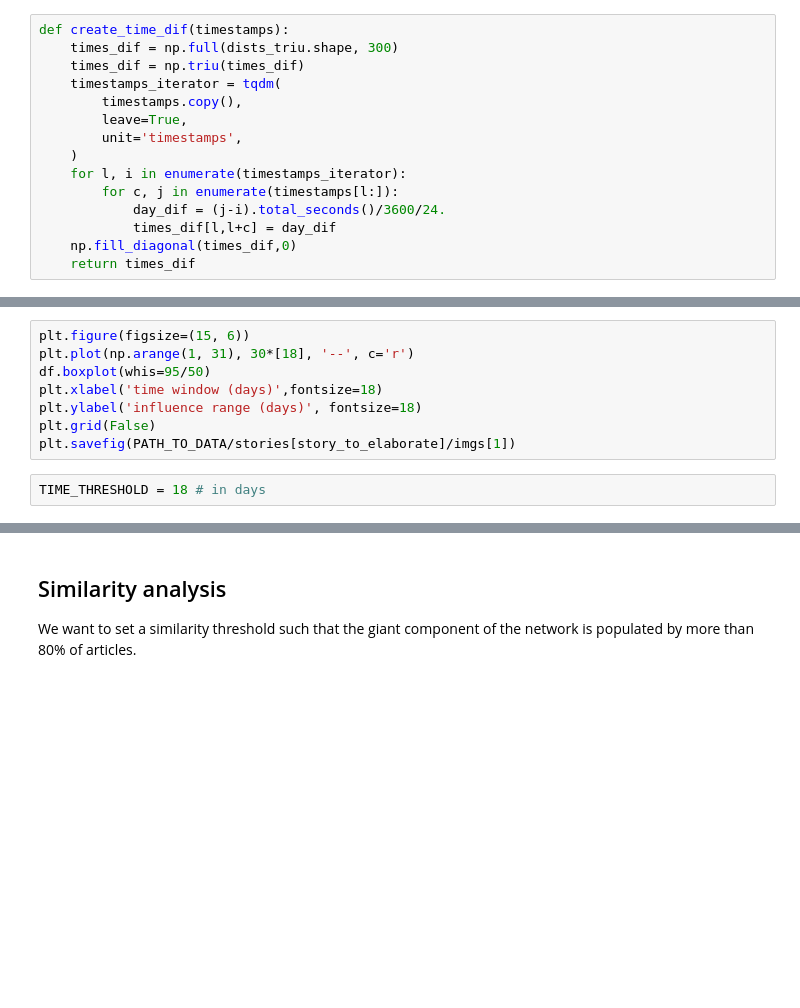
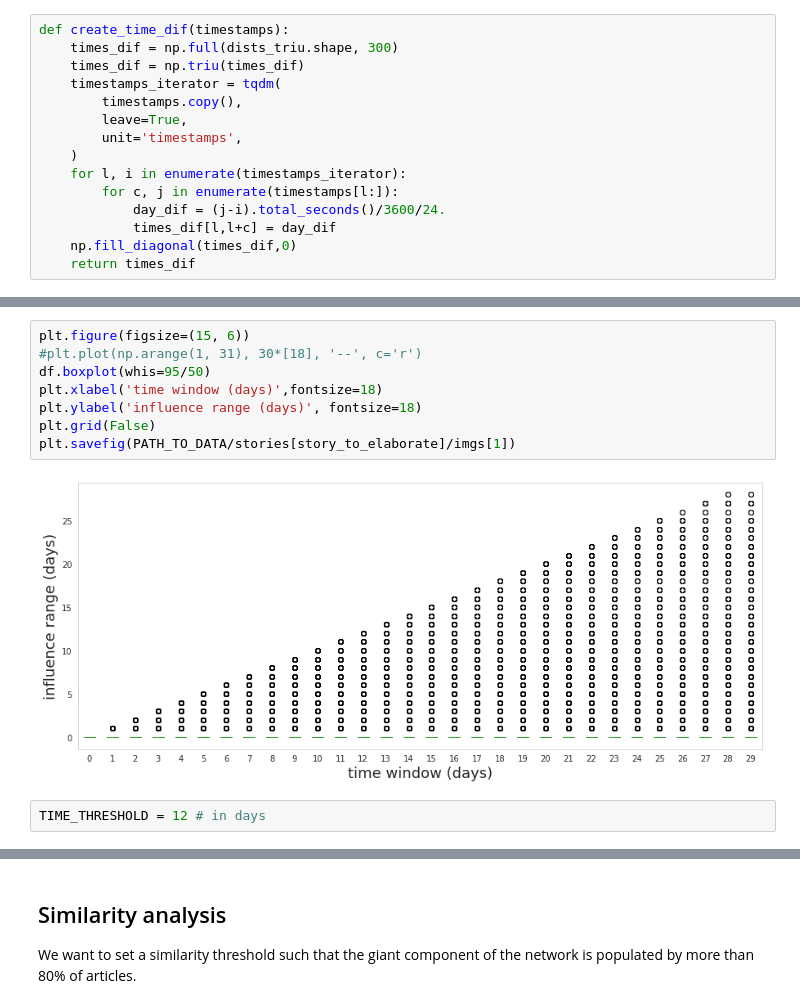
Before and after one commit to relogu/cn_project, a Jupyter notebook: notebooks/emp_data_analysis.ipynb, the cells around one changed output, grey strips where cells are left out. Cells and saved outputs as stored; diff of their text form; blank space fills up the shorter version.

```diff
--- a/notebooks/emp_data_analysis.ipynb
+++ b/notebooks/emp_data_analysis.ipynb
@@ -256,13 +285,15 @@ df.head()
 # %%
 plt.figure(figsize=(15, 6))
-plt.plot(np.arange(1, 31), 30*[18], '--', c='r')
+#plt.plot(np.arange(1, 31), 30*[18], '--', c='r')
 df.boxplot(whis=95/50)
 plt.xlabel('time window (days)',fontsize=18)
 plt.ylabel('influence range (days)', fontsize=18)
 plt.grid(False)
 plt.savefig(PATH_TO_DATA/stories[story_to_elaborate]/imgs[1])
+# %% [output]
+[figure, added]
 # %%
-TIME_THRESHOLD = 18 # in days
+TIME_THRESHOLD = 12 # in days
 # %%
 plt.figure(figsize=(20, 6), dpi=300)
 seaborn.violinplot(data=df.dropna())
```
Also changed, not shown: parts of 10 cells of this notebook.
